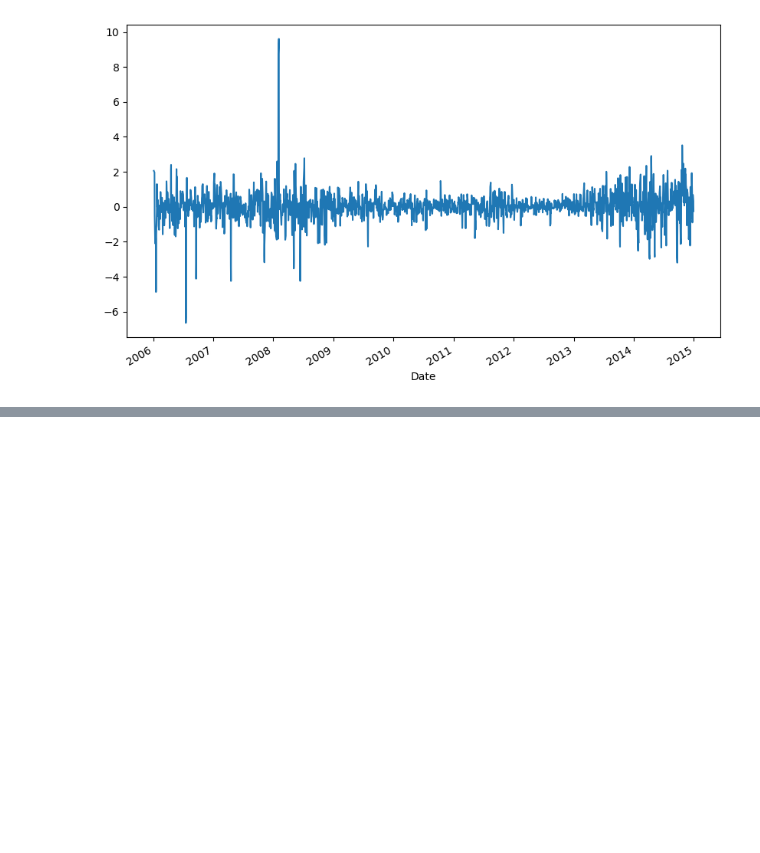
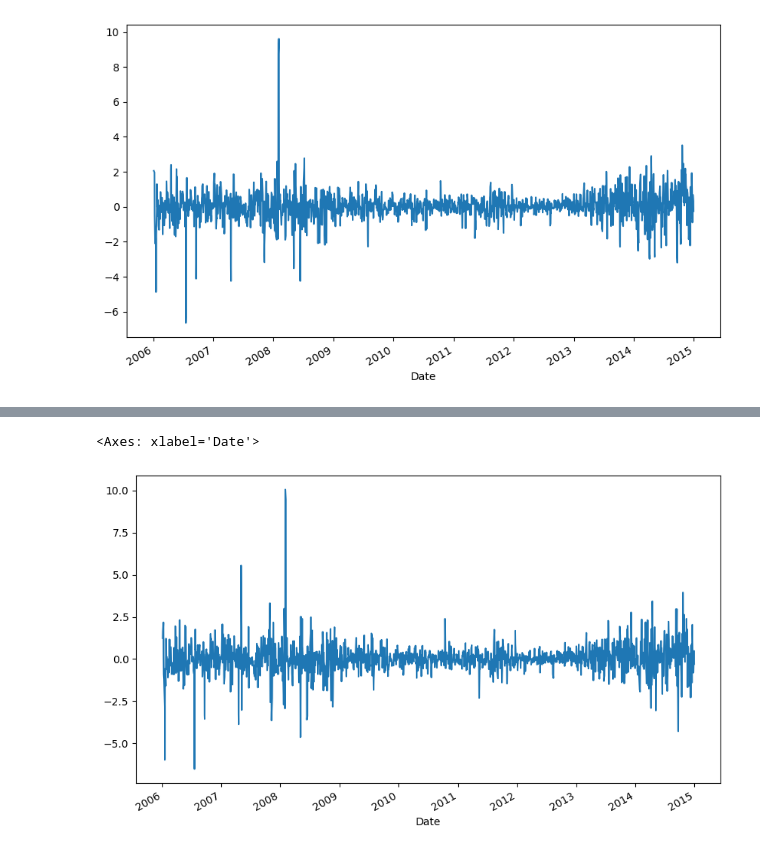
Before and after one commit to Sath2003/DAV, a Jupyter notebook: LABSHEET - 9.ipynb, the cells around one changed output, grey strips where cells are left out. Saved outputs shown, nothing was run; the diff lists cells and outputs as text; code cells hidden in the pictures; blank space fills up the shorter version.

```diff
--- a/LABSHEET - 9.ipynb
+++ b/LABSHEET - 9.ipynb
@@ -161,0 +151,5 @@ df.Low.diff(2).plot(figsize=(10,6))
+# %%
+df.Open.diff(2).plot(figsize=(10,6))
+# %% [output]
+<Axes: xlabel='Date'>
+[figure, added]
```
Also changed, not shown: parts of 6 cells of this notebook.
